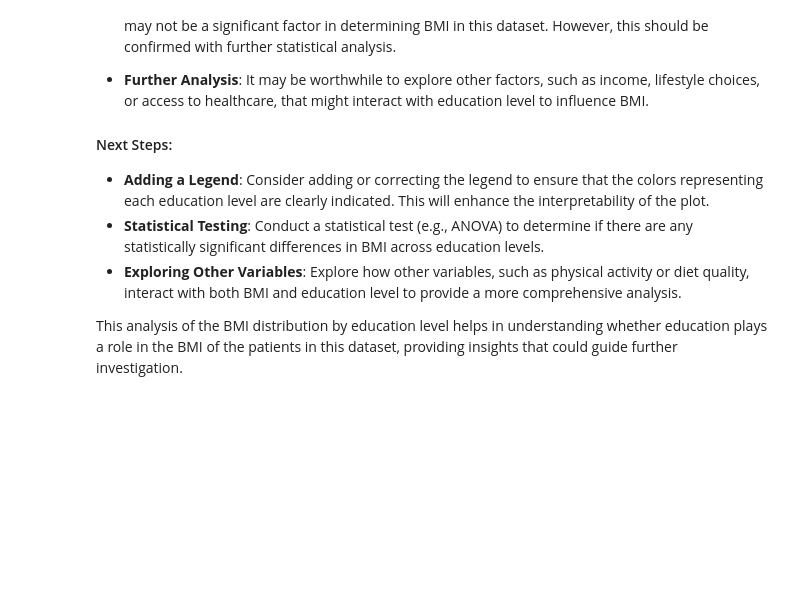
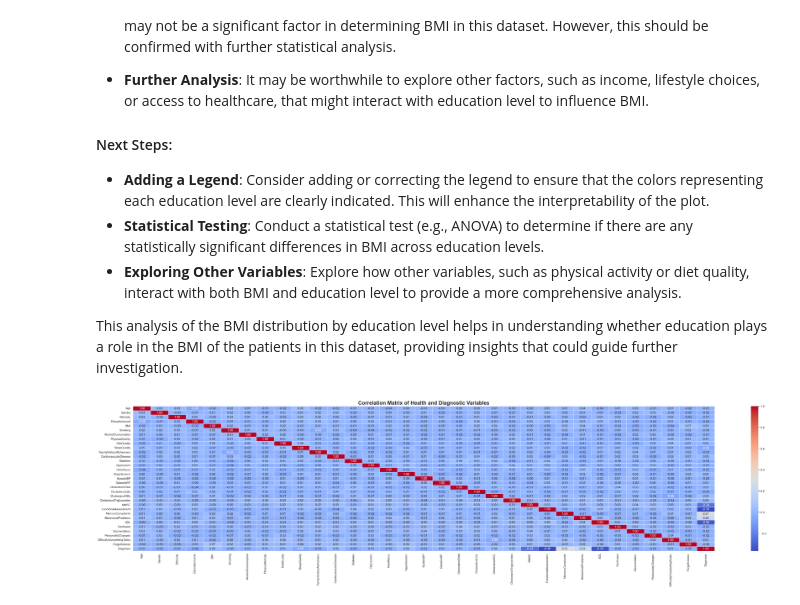
Before and after one commit to ozgunteksoy/Alzheimer-Prediction-with-Machine-Learning, a Jupyter notebook: Alzheimer Prediction with Machine Learning.ipynb, the cells around one changed output. Saved outputs shown, nothing was run; the diff lists cells and outputs as text; code cells hidden in the pictures; blank space fills up the shorter version.

```diff
--- a/Alzheimer Prediction with Machine Learning.ipynb
+++ b/Alzheimer Prediction with Machine Learning.ipynb
@@ -515,3 +544,28 @@ The provided bar plot visualizes the distribution of BMI (Body Mass Index) acros
 - **Exploring Other Variables**: Explore how other variables, such as physical activity or diet quality, interact with both BMI and education level to provide a more comprehensive analysis.
 
 This analysis of the BMI distribution by education level helps in understanding whether education plays a role in the BMI of the patients in this dataset, providing insights that could guide further investigation.
+# %%
+# Set a more appropriate figure size for readability
+plt.figure(figsize=(50,10))
+
+# Calculate the correlation matrix
+corr_matrix=df[["Age", "Gender", "Ethnicity", "EducationLevel", "BMI", "Smoking",
+                  "AlcoholConsumption", "PhysicalActivity", "DietQuality", "SleepQuality",
+                  "FamilyHistoryAlzheimers", "CardiovascularDisease", "Diabetes", "Depression",
+                  "HeadInjury", "Hypertension", "SystolicBP", "DiastolicBP", "CholesterolTotal",
+                  "CholesterolLDL", "CholesterolHDL", "CholesterolTriglycerides", "MMSE",
+                  "FunctionalAssessment", "MemoryComplaints", "BehavioralProblems", "ADL",
+                  "Confusion", "Disorientation", "PersonalityChanges", "DifficultyCompletingTasks",
+                  "Forgetfulness", "Diagnosis"]].corr()
+
+# Create the heatmap with improved formatting
+sns.heatmap(corr_matrix, annot=True, cmap='coolwarm', fmt='.2f', linewidth=.5)
+
+# Add the title with improved formatting
+plt.title('Correlation Matrix of Health and Diagnostic Variables', fontsize=20, fontweight='bold')
+
+# Display the plot
+plt.grid(False)
+plt.show()
+# %% [output]
+[figure, added]
```
Also changed, not shown: parts of 16 cells of this notebook.
